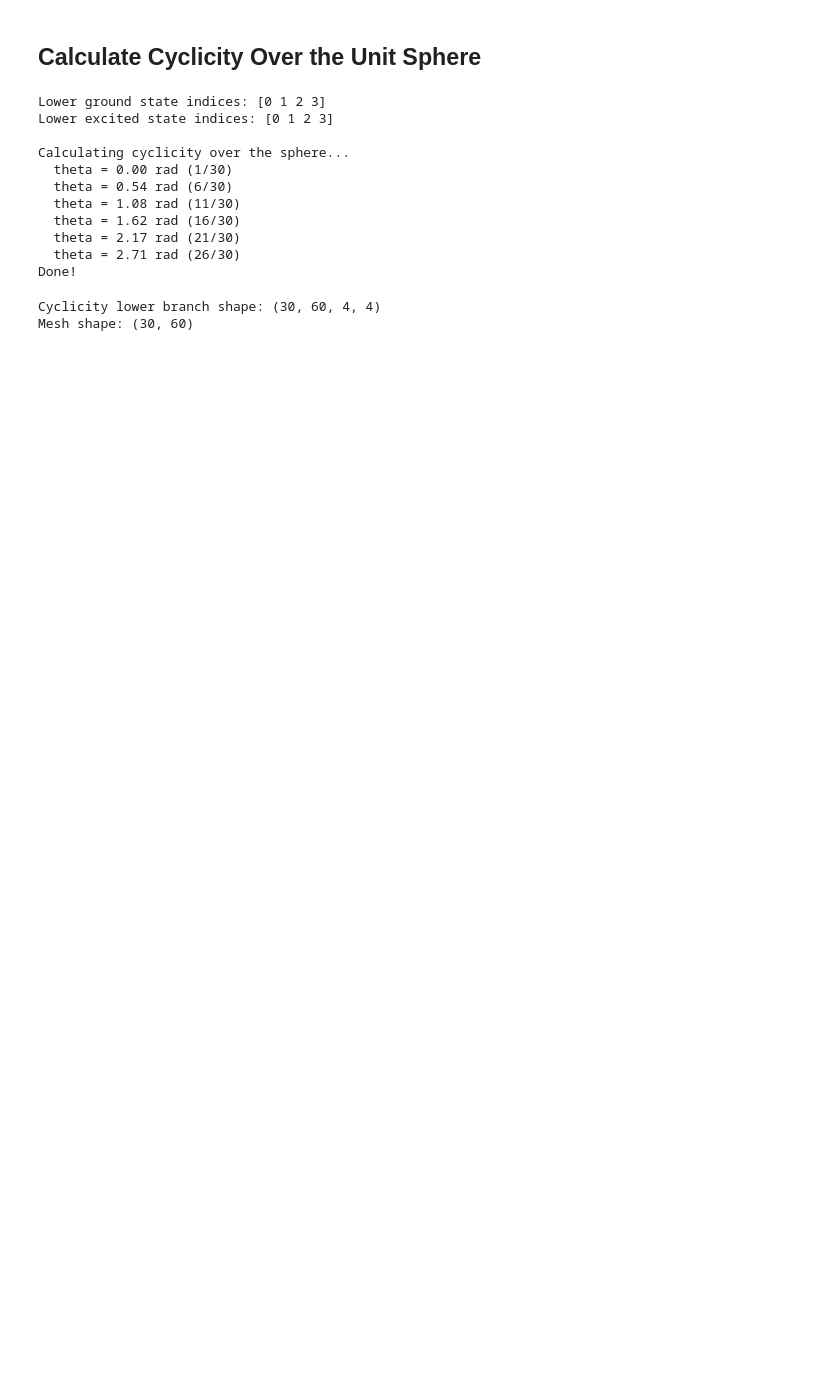
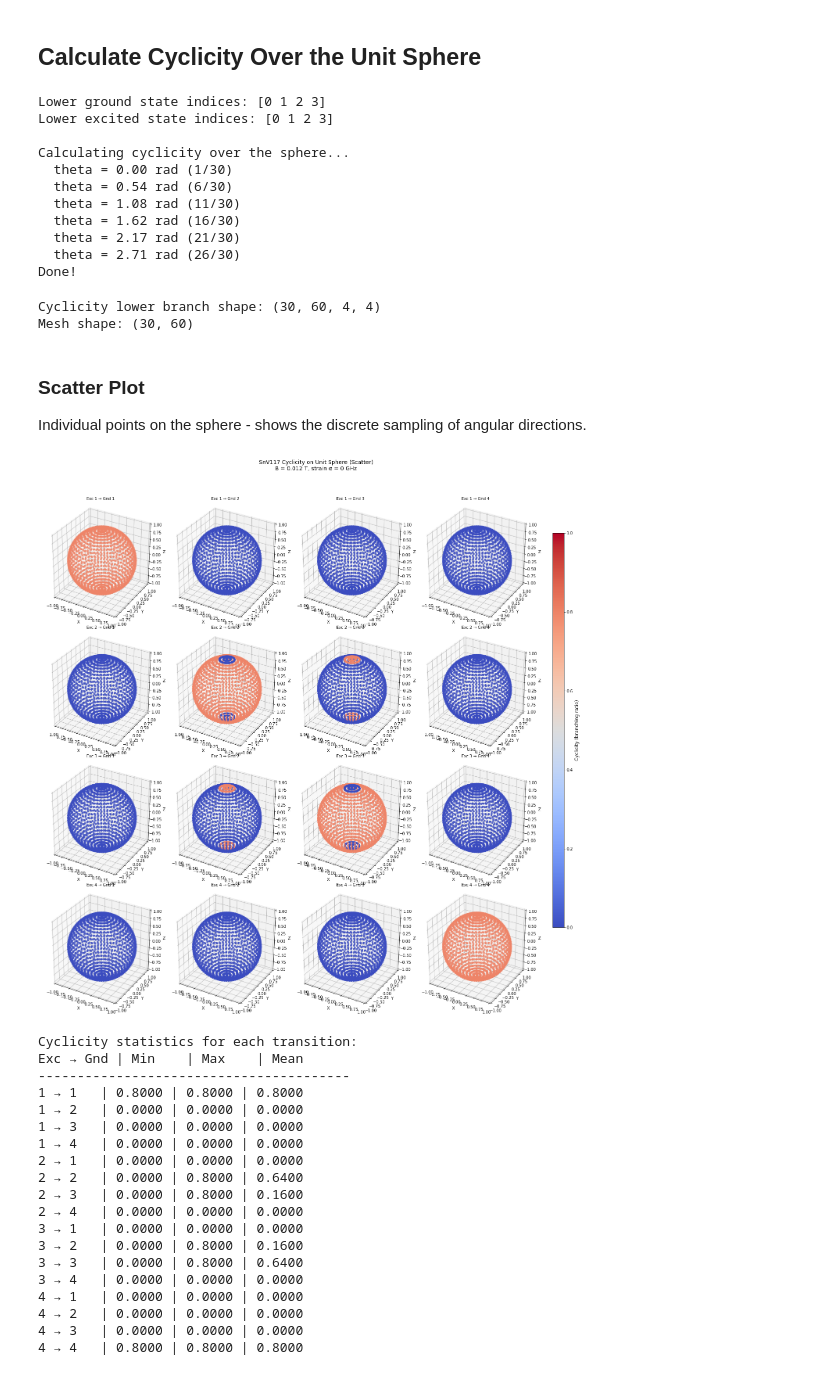
Before and after one commit to ahserhan/SnV_Qubit, a Jupyter notebook: SnV117/SnV117_cyclicity_sphere.ipynb, the cells around one changed output. Saved outputs shown, nothing was run; the diff lists cells and outputs as text; code cells hidden in the pictures; blank space fills up the shorter version.

```diff
--- a/SnV117/SnV117_cyclicity_sphere.ipynb
+++ b/SnV117/SnV117_cyclicity_sphere.ipynb
@@ -102,5 +106,85 @@ print(f"Mesh shape: {X.shape}")
 # %% [output]
 Cyclicity lower branch shape: (30, 60, 4, 4)
 Mesh shape: (30, 60)
+# %% [markdown]
+### Scatter Plot
+Individual points on the sphere - shows the discrete sampling of angular directions.
+# %%
+# Plot with scatter points - shows discrete sampling
+fig = plt.figure(figsize=(20, 20))
+
+# Use coolwarm colormap: blue (low) to red (high)
+cmap = 'coolwarm'
+
+for ei in range(4):
+    for gi in range(4):
+        ax = fig.add_subplot(4, 4, ei * 4 + gi + 1, projection='3d')
+
+        # Get cyclicity for this transition
+        cyc = cyclicity_lower[:, :, ei, gi]
+
+        # Flatten for scatter plot
+        x_flat = X.flatten()
+        y_flat = Y.flatten()
+        z_flat = Z.flatten()
+        c_flat = cyc.flatten()
+
+        # Plot scatter
+        scatter = ax.scatter(x_flat, y_flat, z_flat, c=c_flat,
+                            cmap=cmap, vmin=0, vmax=1,
+                            s=20, alpha=0.8)
+
+        ax.set_xlabel('X')
+        ax.set_ylabel('Y')
+        ax.set_zlabel('Z')
+        ax.set_title(f'Exc {lower_exc_indices[ei]+1} → Gnd {lower_gnd_indices[gi]+1}', fontsize=10)
+
+        ax.set_xlim([-1, 1])
+        ax.set_ylim([-1, 1])
+        ax.set_zlim([-1, 1])
+        ax.set_box_aspect([1, 1, 1])
+
+# Colorbar
+fig.subplots_adjust(right=0.9)
+cbar_ax = fig.add_axes([0.92, 0.15, 0.02, 0.7])
+sm = plt.cm.ScalarMappable(cmap=cmap, norm=plt.Normalize(vmin=0, vmax=1))
+sm.set_array([])
+cbar = fig.colorbar(sm, cax=cbar_ax)
+cbar.set_label('Cyclicity (branching ratio)', fontsize=12)
+
+fig.suptitle(f'SnV117 Cyclicity on Unit Sphere (Scatter)\nB = {B_Tesla} T, strain α = {alpha} GHz',
+             fontsize=14, y=0.98)
+plt.tight_layout(rect=[0, 0, 0.9, 0.95])
+plt.show()
+
+# Print some statistics
+print("\nCyclicity statistics for each transition:")
+print("Exc → Gnd | Min    | Max    | Mean")
+print("-" * 40)
+for ei in range(4):
+    for gi in range(4):
+        cyc = cyclicity_lower[:, :, ei, gi]
+        print(f"{lower_exc_indices[ei]+1} → {lower_gnd_indices[gi]+1}   | {cyc.min():.4f} | {cyc.max():.4f} | {cyc.mean():.4f}")
+# %% [output]
+[figure, added]
+Cyclicity statistics for each transition:
+Exc → Gnd | Min    | Max    | Mean
+----------------------------------------
+1 → 1   | 0.8000 | 0.8000 | 0.8000
+1 → 2   | 0.0000 | 0.0000 | 0.0000
+1 → 3   | 0.0000 | 0.0000 | 0.0000
+1 → 4   | 0.0000 | 0.0000 | 0.0000
+2 → 1   | 0.0000 | 0.0000 | 0.0000
+2 → 2   | 0.0000 | 0.8000 | 0.6400
+2 → 3   | 0.0000 | 0.8000 | 0.1600
+2 → 4   | 0.0000 | 0.0000 | 0.0000
+3 → 1   | 0.0000 | 0.0000 | 0.0000
+3 → 2   | 0.0000 | 0.8000 | 0.1600
+3 → 3   | 0.0000 | 0.8000 | 0.6400
+3 → 4   | 0.0000 | 0.0000 | 0.0000
+4 → 1   | 0.0000 | 0.0000 | 0.0000
+4 → 2   | 0.0000 | 0.0000 | 0.0000
+4 → 3   | 0.0000 | 0.0000 | 0.0000
+4 → 4   | 0.8000 | 0.8000 | 0.8000
 # %% [markdown]
 ### Surface Plot
```
Also changed, not shown: parts of 8 cells of this notebook, 2 other files.
